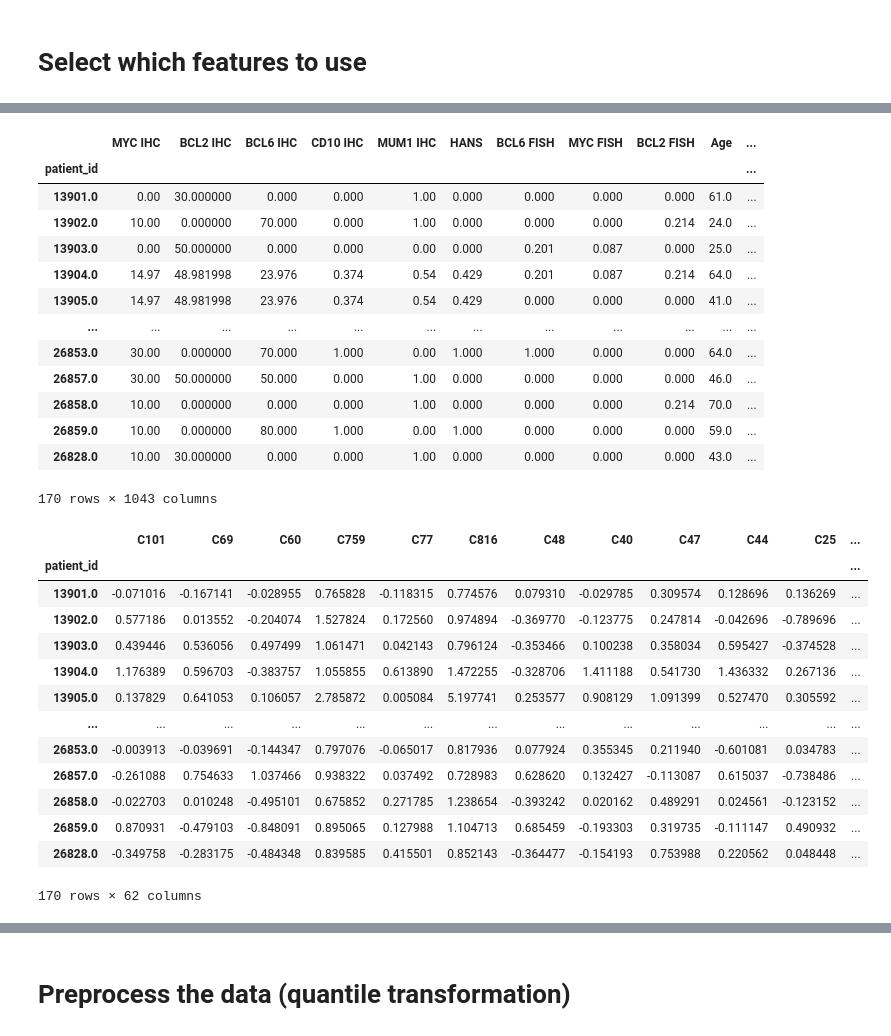
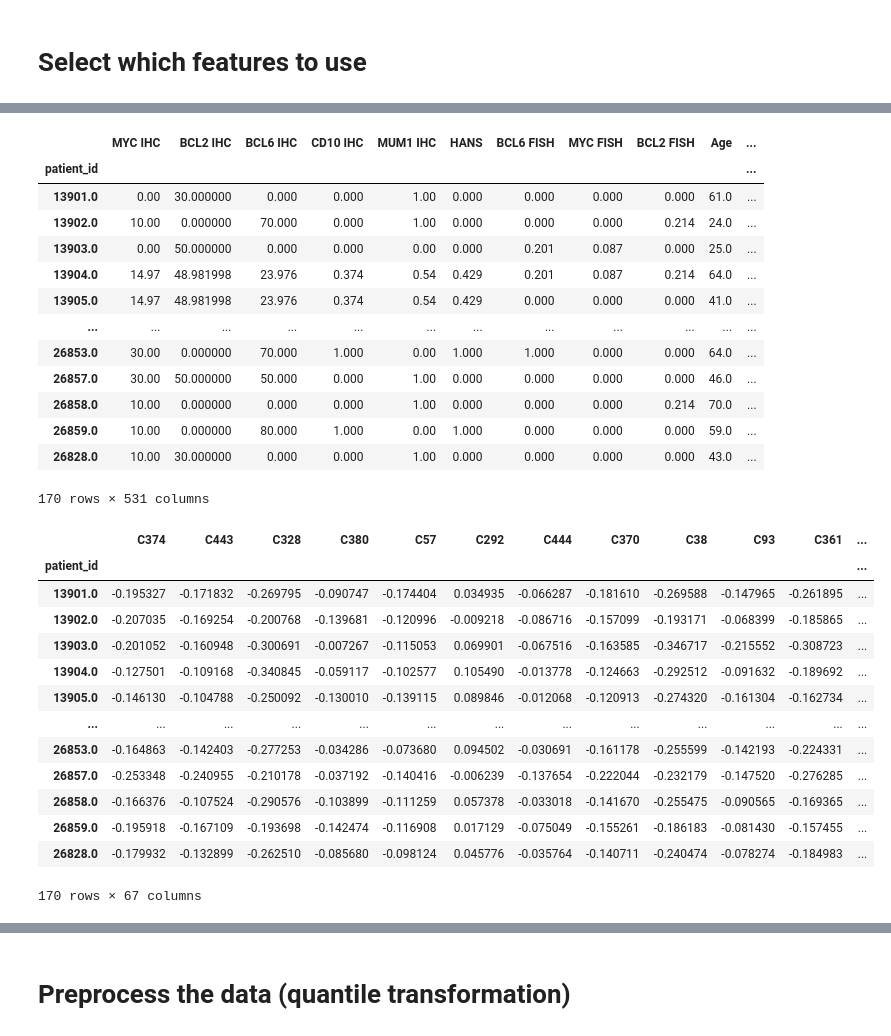
Before and after one commit to JulienLfbvr/Survival_Rate_Prediction_DLBCL, a Jupyter notebook: Notebooks/survival_regression.ipynb, the cells around one changed output, grey strips where cells are left out. Drawn from its saved outputs; the diff is of its cells as text; code cells hidden in the pictures.

```diff
--- a/Notebooks/survival_regression.ipynb
+++ b/Notebooks/survival_regression.ipynb
@@ -12,15 +12,15 @@ pd.set_option('display.max_columns', 500)
 clinical_data_path = "../CSV/clinical_data_with_no_missing_values.csv"
 
 #Specify the path to the extracted features from KimiaNet
-features_path = "../CSV/features_concatenated_10.csv"
+features_path = "../CSV/features_autoencoder.csv.csv"
 
 #Specify the path to the extracted features from KimiaNet with clinical data
-features_with_clinical_data_path = "../CSV/features_with_clinical_gmm.csv"
+features_with_clinical_data_path = "../CSV/features_with_clinical_data_512.csv"
 # %% [markdown]
 # Select which features to use
 # %%
 #Specify one of the following: "ALL", "EXTRACTED", "CLINICAL"
-FEATURES = "ALL"
+FEATURES = "CLINICAL"
 # %%
 if FEATURES == "ALL":
     data = features_with_clinical_data_path
@@ -111,34 +112,34 @@ final_df
 | 26858.0 | 10.00 | 0.000000 | 0.000 | 0.000 | 1.00 | 0.000 | 0.000 | 0.000 | 0.214 | 70.0 | ... |
 | 26859.0 | 10.00 | 0.000000 | 80.000 | 1.000 | 0.00 | 1.000 | 0.000 | 0.000 | 0.000 | 59.0 | ... |
 | 26828.0 | 10.00 | 30.000000 | 0.000 | 0.000 | 1.00 | 0.000 | 0.000 | 0.000 | 0.000 | 43.0 | ... |
-170 rows × 1043 columns
+170 rows × 531 columns
 # %%
-NUMBER_OF_FEATURES = 62
+NUMBER_OF_FEATURES = 67
 
 new_df = df[last_cols]
 std = []
 for col in new_df.columns:
     std.append(df[col].std())
 std = np.array(std)
 std_top_n = np.argsort(std)[-NUMBER_OF_FEATURES:]
 
 std_top_n_df = new_df.iloc[:, std_top_n]
 std_top_n_df
 # %% [output]
-|  | C101 | C69 | C60 | C759 | C77 | C816 | C48 | C40 | C47 | C44 | C25 | ... |
+|  | C374 | C443 | C328 | C380 | C57 | C292 | C444 | C370 | C38 | C93 | C361 | ... |
 | patient_id |  |  |  |  |  |  |  |  |  |  |  | ... |
-| 13901.0 | -0.071016 | -0.167141 | -0.028955 | 0.765828 | -0.118315 | 0.774576 | 0.079310 | -0.029785 | 0.309574 | 0.128696 | 0.136269 | ... |
-| 13902.0 | 0.577186 | 0.013552 | -0.204074 | 1.527824 | 0.172560 | 0.974894 | -0.369770 | -0.123775 | 0.247814 | -0.042696 | -0.789696 | ... |
-| 13903.0 | 0.439446 | 0.536056 | 0.497499 | 1.061471 | 0.042143 | 0.796124 | -0.353466 | 0.100238 | 0.358034 | 0.595427 | -0.374528 | ... |
-| 13904.0 | 1.176389 | 0.596703 | -0.383757 | 1.055855 | 0.613890 | 1.472255 | -0.328706 | 1.411188 | 0.541730 | 1.436332 | 0.267136 | ... |
-| 13905.0 | 0.137829 | 0.641053 | 0.106057 | 2.785872 | 0.005084 | 5.197741 | 0.253577 | 0.908129 | 1.091399 | 0.527470 | 0.305592 | ... |
+| 13901.0 | -0.195327 | -0.171832 | -0.269795 | -0.090747 | -0.174404 | 0.034935 | -0.066287 | -0.181610 | -0.269588 | -0.147965 | -0.261895 | ... |
+| 13902.0 | -0.207035 | -0.169254 | -0.200768 | -0.139681 | -0.120996 | -0.009218 | -0.086716 | -0.157099 | -0.193171 | -0.068399 | -0.185865 | ... |
+| 13903.0 | -0.201052 | -0.160948 | -0.300691 | -0.007267 | -0.115053 | 0.069901 | -0.067516 | -0.163585 | -0.346717 | -0.215552 | -0.308723 | ... |
+| 13904.0 | -0.127501 | -0.109168 | -0.340845 | -0.059117 | -0.102577 | 0.105490 | -0.013778 | -0.124663 | -0.292512 | -0.091632 | -0.189692 | ... |
+| 13905.0 | -0.146130 | -0.104788 | -0.250092 | -0.130010 | -0.139115 | 0.089846 | -0.012068 | -0.120913 | -0.274320 | -0.161304 | -0.162734 | ... |
 | ... | ... | ... | ... | ... | ... | ... | ... | ... | ... | ... | ... | ... |
-| 26853.0 | -0.003913 | -0.039691 | -0.144347 | 0.797076 | -0.065017 | 0.817936 | 0.077924 | 0.355345 | 0.211940 | -0.601081 | 0.034783 | ... |
-| 26857.0 | -0.261088 | 0.754633 | 1.037466 | 0.938322 | 0.037492 | 0.728983 | 0.628620 | 0.132427 | -0.113087 | 0.615037 | -0.738486 | ... |
-| 26858.0 | -0.022703 | 0.010248 | -0.495101 | 0.675852 | 0.271785 | 1.238654 | -0.393242 | 0.020162 | 0.489291 | 0.024561 | -0.123152 | ... |
-| 26859.0 | 0.870931 | -0.479103 | -0.848091 | 0.895065 | 0.127988 | 1.104713 | 0.685459 | -0.193303 | 0.319735 | -0.111147 | 0.490932 | ... |
-| 26828.0 | -0.349758 | -0.283175 | -0.484348 | 0.839585 | 0.415501 | 0.852143 | -0.364477 | -0.154193 | 0.753988 | 0.220562 | 0.048448 | ... |
+| 26853.0 | -0.164863 | -0.142403 | -0.277253 | -0.034286 | -0.073680 | 0.094502 | -0.030691 | -0.161178 | -0.255599 | -0.142193 | -0.224331 | ... |
+| 26857.0 | -0.253348 | -0.240955 | -0.210178 | -0.037192 | -0.140416 | -0.006239 | -0.137654 | -0.222044 | -0.232179 | -0.147520 | -0.276285 | ... |
+| 26858.0 | -0.166376 | -0.107524 | -0.290576 | -0.103899 | -0.111259 | 0.057378 | -0.033018 | -0.141670 | -0.255475 | -0.090565 | -0.169365 | ... |
+| 26859.0 | -0.195918 | -0.167109 | -0.193698 | -0.142474 | -0.116908 | 0.017129 | -0.075049 | -0.155261 | -0.186183 | -0.081430 | -0.157455 | ... |
+| 26828.0 | -0.179932 | -0.132899 | -0.262510 | -0.085680 | -0.098124 | 0.045776 | -0.035764 | -0.140711 | -0.240474 | -0.078274 | -0.184983 | ... |
-170 rows × 62 columns
+170 rows × 67 columns
 # %%
 final_df = pd.concat([df[first_cols], std_top_n_df], axis=1)
 final_df
```
Also changed, not shown: parts of 13 cells of this notebook, 9 other files.
